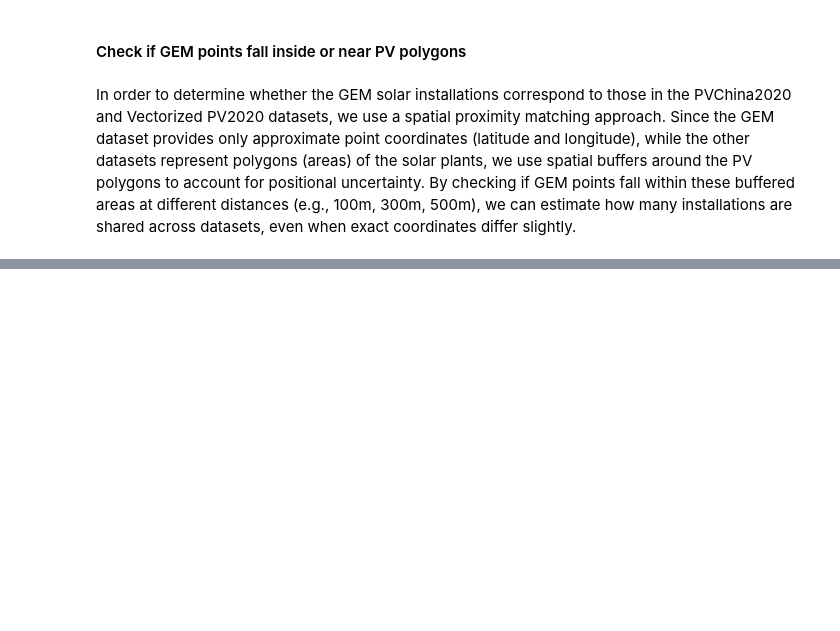
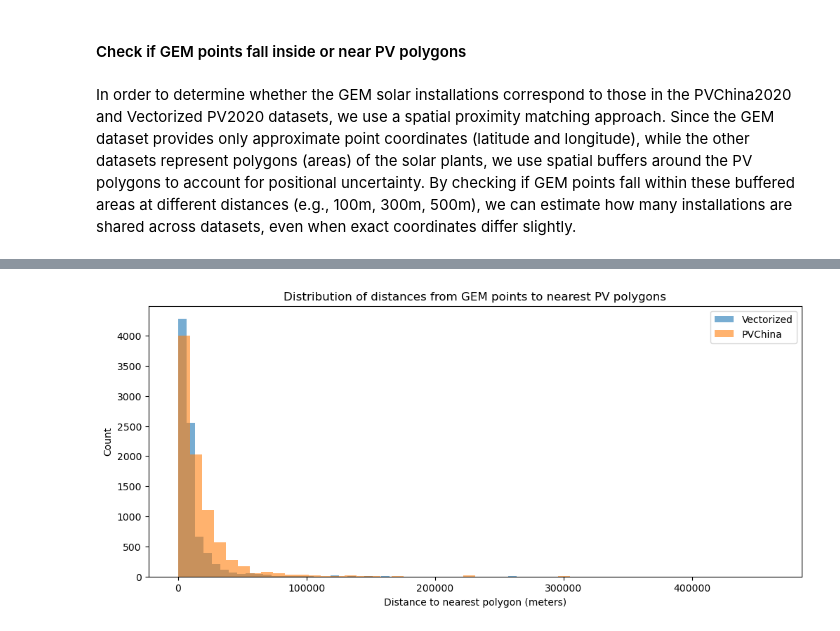
Before and after one commit to XinranHf/solar-data-china, a Jupyter notebook: scripts/analysis/compare_datasets.ipynb, the cells around one changed output, grey strips where cells are left out. Cells and saved outputs as stored; diff of their text form; code cells hidden in the pictures; blank space fills up the shorter version.

```diff
--- a/scripts/analysis/compare_datasets.ipynb
+++ b/scripts/analysis/compare_datasets.ipynb
@@ -133,11 +134,11 @@ print(f"ChinaPV_Vectorized_2020: {len(chinapv_vectorized_2020)}")
 province_counts = {}
 for df, name in zip([gem_2020, pvchina_2020, chinapv_vectorized_2020], ['GEM_2020', 'PV_China_2020', 'ChinaPV_Vectorized_2020']):
     if 'Province' in df.columns:
-        province_counts[name] = df['Province'].value_counts()
+        province_counts[name] = pd.Series(df['Province']).value_counts()
 
 # Combine into one DataFrame for plotting
 province_df = pd.DataFrame(province_counts).fillna(0).astype(int)
-province_df = province_df.loc[province_df['ChinaPV_Vectorized_2020'].sort_values(ascending=False).index]
+province_df = province_df.sort_values('ChinaPV_Vectorized_2020', ascending=False)
 
 province_df.plot(kind='bar', figsize=(14,7), colormap='Set3')
 
@@ -338,32 +344,46 @@ Number of overlapping regions: 6478
 # %% [markdown]
 In order to determine whether the GEM solar installations correspond to those in the PVChina2020 and Vectorized PV2020 datasets, we use a spatial proximity matching approach.  Since the GEM dataset provides only approximate point coordinates (latitude and longitude), while the other datasets represent polygons (areas) of the solar plants, we use spatial buffers around the PV polygons to account for positional uncertainty. By checking if GEM points fall within these buffered areas at different distances (e.g., 100m, 300m, 500m), we can estimate how many installations are shared across datasets, even when exact coordinates differ slightly.
 # %%
-# Function to find nearest point in gdf_target for each point in gdf_source
-def nearest_points_df(gdf_source, gdf_target):
-    gdf_target_sindex = gdf_target.sindex
-    nearest_geoms = []
-    distances = []
+# Ensure GEM points are in a GeoDataFrame with geometry column
+if not isinstance(gem_2020, gpd.GeoDataFrame):
+    gem_2020 = gpd.GeoDataFrame(gem_2020, geometry=gpd.points_from_xy(gem_2020.Longitude, gem_2020.Latitude), crs=pvchina_2020.crs)
 
-    for geom in gdf_source.geometry:
-        possible_matches_index = list(gdf_target_sindex.nearest(geom, 1))
-        idx = possible_matches_index[0]
-        nearest_geom = gdf_target.iloc[idx].geometry
-        nearest_geoms.append(nearest_geom)
-        distances.append(geom.distance(nearest_geom))
+# Use GeoPandas sjoin_nearest for efficient nearest neighbor search
+gem_vectorized_nearest = gpd.sjoin_nearest(
+    gem_2020,
+    gpd.GeoDataFrame(geometry=chinapv_vectorized_2020['geometry']),
+    how='left',
+    distance_col='dist_vectorized'
+)
+gem_pvchina_nearest = gpd.sjoin_nearest(
+    gem_2020,
+    gpd.GeoDataFrame(geometry=pvchina_2020['geometry']),
+    how='left',
+    distance_col='dist_pvchina'
+)
 
-    return distances, nearest_geoms
+# Extract distances as numpy arrays for statistics
+distances_gem_vectorized = gem_vectorized_nearest['dist_vectorized'].to_numpy()
+distances_gem_pvchina = gem_pvchina_nearest['dist_pvchina'].to_numpy()
 
-# Find nearest Vectorized points for each GEM point
-distances_gem_vectorized, nearest_gem_vectorized = nearest_points_df(gem_2020, chinapv_vectorized_2020)
+# Print statistics and distribution info
+def print_distance_stats(name, arr):
+    print(f"{name} distances to GEM:")
+    print("  Mean: {:.2f} meters".format(np.mean(arr)))
+    print("  Median: {:.2f} meters".format(np.median(arr)))
+    print("  Min: {:.2f} meters".format(np.min(arr)))
+    print("  25th percentile: {:.2f} meters".format(np.percentile(arr, 25)))
+    print("\n")
 
-# Find nearest PVChina points for each GEM point
-distances_gem_pvchina, nearest_gem_pvchina = nearest_points_df(gem_2020, pvchina_2020)
+print_distance_stats("Vectorized", distances_gem_vectorized)
+print_distance_stats("PVChina", distances_gem_pvchina)
 
-print(f"Average distance GEM to Vectorized: {np.mean(distances_gem_vectorized):.2f} meters")
-print(f"Median distance GEM to Vectorized: {np.median(distances_gem_vectorized):.2f} meters")
-print(f"Mininum distance GEM to Vectorized: {np.min(distances_gem_vectorized):.2f} meters")
-
-print(f"Average distance GEM to PVChina: {np.mean(distances_gem_pvchina):.2f} meters")
-print(f"Median distance GEM to PVChina: {np.median(distances_gem_pvchina):.2f} meters")
-print(f"MInimum distance GEM to PVChina: {np.min(distances_gem_pvchina):.2f} meters")
+plt.figure(figsize=(12,5))
+plt.hist(distances_gem_vectorized, bins=50, alpha=0.6, label='Vectorized')
+plt.hist(distances_gem_pvchina, bins=50, alpha=0.6, label='PVChina')
+plt.xlabel('Distance to nearest polygon (meters)')
+plt.ylabel('Count')
+plt.title('Distribution of distances from GEM points to nearest PV polygons')
+plt.legend()
+plt.show()
 # %% [output]
@@ -375,0 +402 @@ MInimum distance GEM to PVChina: 4336.40 meters
+[figure, added]
```
Also changed, not shown: parts of 16 cells of this notebook, 2 other files.
